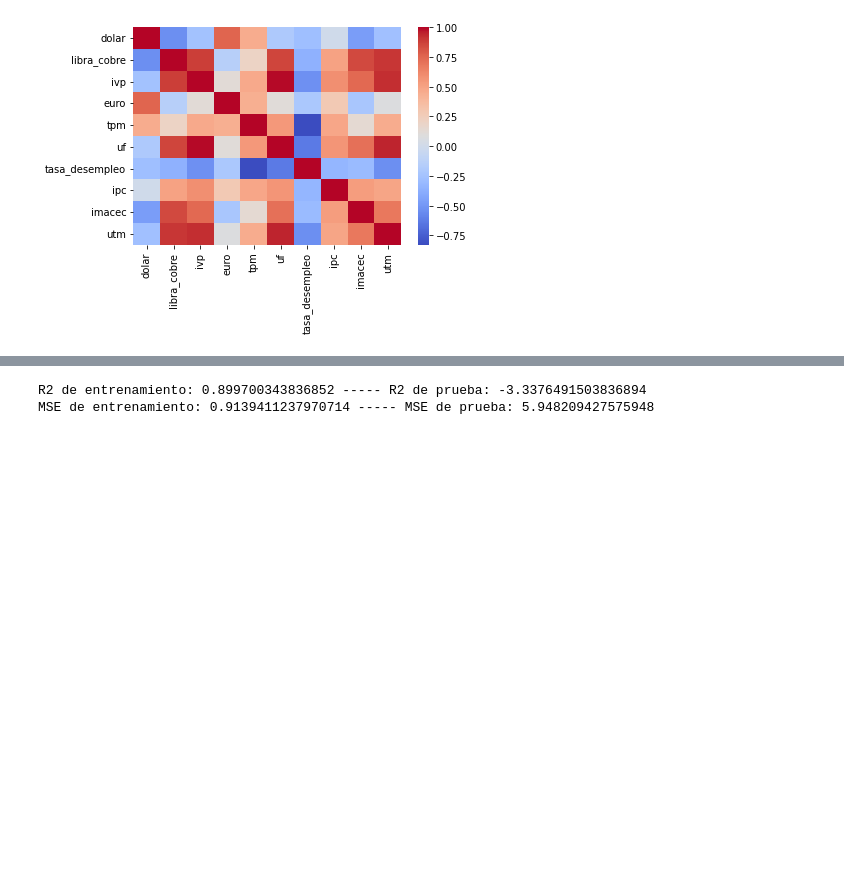
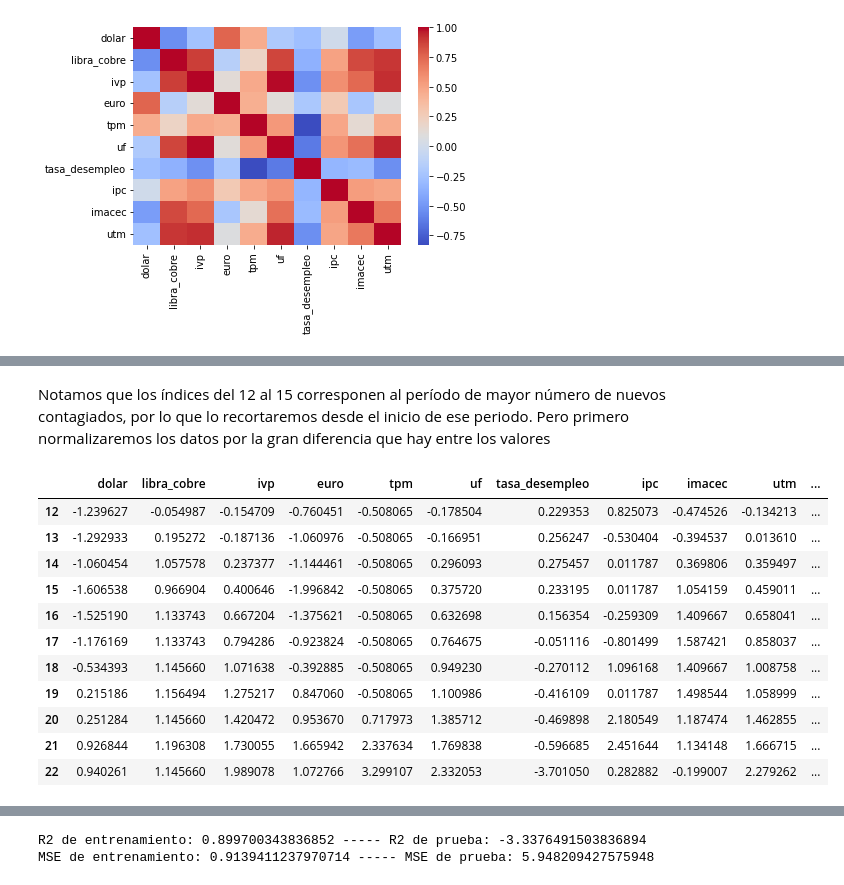
Before and after one commit to juanleonm/proyecto_cs, a Jupyter notebook: efectos_covid19_economia_Chilena.ipynb, the cells around one changed output, grey strips where cells are left out. Saved outputs shown, nothing was run; the diff lists cells and outputs as text; code cells hidden in the pictures; blank space fills up the shorter version.

```diff
--- a/efectos_covid19_economia_Chilena.ipynb
+++ b/efectos_covid19_economia_Chilena.ipynb
@@ -398,0 +390,26 @@ pd.DataFrame(corr['uf'])
+# %% [markdown]
+Notamos que los índices del 12 al 15 corresponen al período de mayor número de nuevos contagiados, por lo que lo recortaremos desde el inicio de ese periodo. Pero primero normalizaremos los datos por la gran diferencia que hay entre los valores
+# %%
+#normalizamos los datos
+scaler = StandardScaler()
+dat_np = scaler.fit_transform(df_final)
+
+indices = [i for i in range(len(df_final))]
+df_norm = pd.DataFrame(dat_np, index=indices, columns=df_final.columns)
+
+df_norm = df_norm.iloc[12:]
+
+df_norm
+# %% [output]
+|  | dolar | libra_cobre | ivp | euro | tpm | uf | tasa_desempleo | ipc | imacec | utm | ... |
+| 12 | -1.239627 | -0.054987 | -0.154709 | -0.760451 | -0.508065 | -0.178504 | 0.229353 | 0.825073 | -0.474526 | -0.134213 | ... |
+| 13 | -1.292933 | 0.195272 | -0.187136 | -1.060976 | -0.508065 | -0.166951 | 0.256247 | -0.530404 | -0.394537 | 0.013610 | ... |
+| 14 | -1.060454 | 1.057578 | 0.237377 | -1.144461 | -0.508065 | 0.296093 | 0.275457 | 0.011787 | 0.369806 | 0.359497 | ... |
+| 15 | -1.606538 | 0.966904 | 0.400646 | -1.996842 | -0.508065 | 0.375720 | 0.233195 | 0.011787 | 1.054159 | 0.459011 | ... |
+| 16 | -1.525190 | 1.133743 | 0.667204 | -1.375621 | -0.508065 | 0.632698 | 0.156354 | -0.259309 | 1.409667 | 0.658041 | ... |
+| 17 | -1.176169 | 1.133743 | 0.794286 | -0.923824 | -0.508065 | 0.764675 | -0.051116 | -0.801499 | 1.587421 | 0.858037 | ... |
+| 18 | -0.534393 | 1.145660 | 1.071638 | -0.392885 | -0.508065 | 0.949230 | -0.270112 | 1.096168 | 1.409667 | 1.008758 | ... |
+| 19 | 0.215186 | 1.156494 | 1.275217 | 0.847060 | -0.508065 | 1.100986 | -0.416109 | 0.011787 | 1.498544 | 1.058999 | ... |
+| 20 | 0.251284 | 1.145660 | 1.420472 | 0.953670 | 0.717973 | 1.385712 | -0.469898 | 2.180549 | 1.187474 | 1.462855 | ... |
+| 21 | 0.926844 | 1.196308 | 1.730055 | 1.665942 | 2.337634 | 1.769838 | -0.596685 | 2.451644 | 1.134148 | 1.666715 | ... |
+| 22 | 0.940261 | 1.145660 | 1.989078 | 1.072766 | 3.299107 | 2.332053 | -3.701050 | 0.282882 | -0.199007 | 2.279262 | ... |
```
Also changed, not shown: parts of 35 cells of this notebook.
